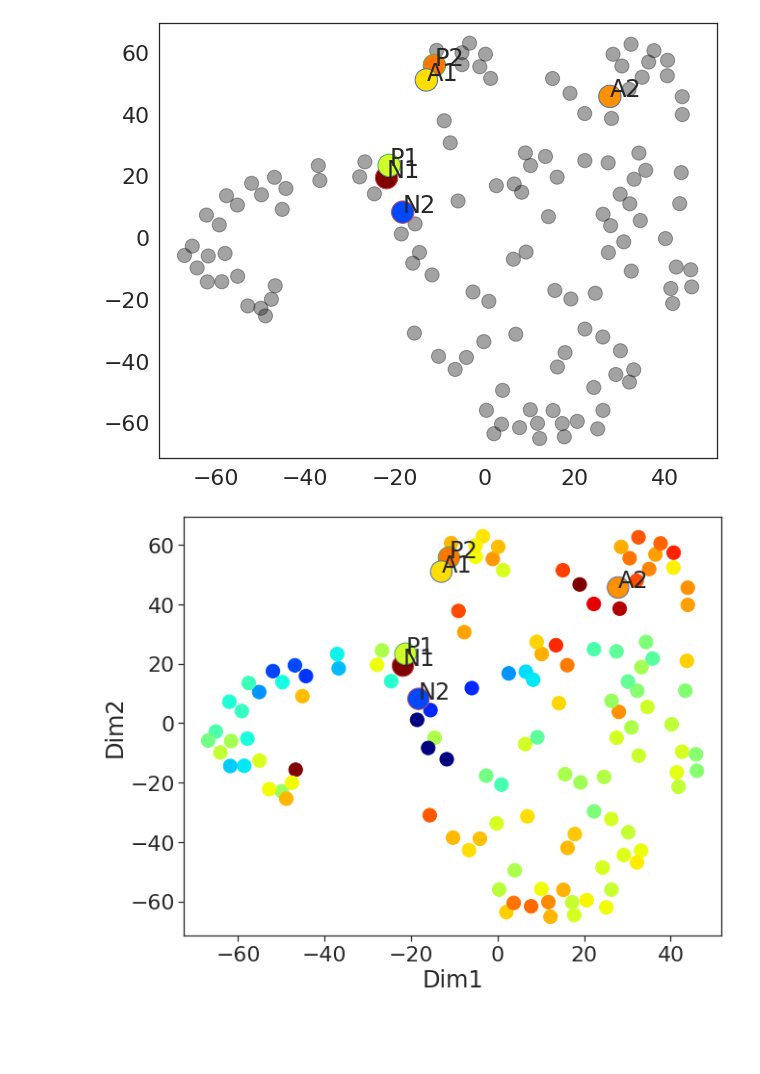
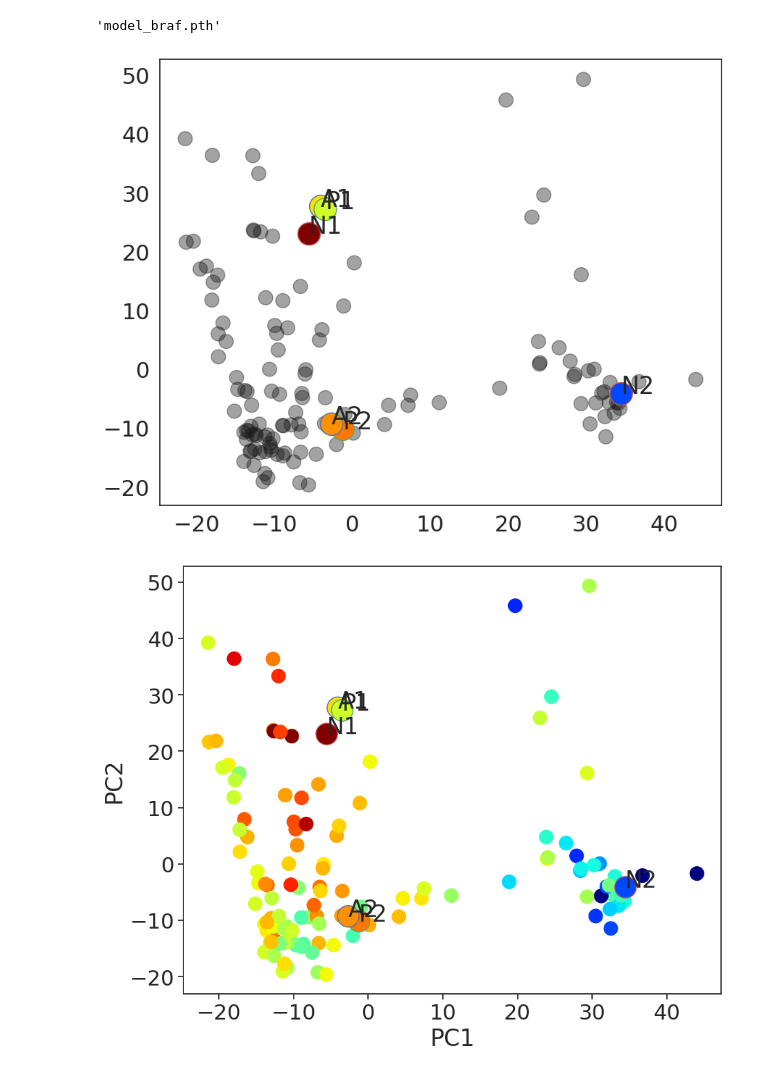
Before and after one commit to shenwanxiang/ACANet, a Jupyter notebook: experiment/01_Parameter_studies/03_embedding_space/02_braf_latent_space_no_aca.ipynb, the cells around one changed output. Drawn from its saved outputs; the diff is of its cells as text; code cells hidden in the pictures; blank space fills up the shorter version.

```diff
--- a/experiment/01_Parameter_studies/03_embedding_space/02_braf_latent_space_no_aca.ipynb
+++ b/experiment/01_Parameter_studies/03_embedding_space/02_braf_latent_space_no_aca.ipynb
@@ -207,22 +196,32 @@ def _predict(smiles_list, transformer, model):
+# %%
+model_save_name
+# %% [output]
+'model_braf.pth'
 # %%
+device=torch.device("cpu")
 mfile = os.path.join(result_save_dir, model_save_name)
 checkpoint = torch.load(mfile, map_location=torch.device('cpu'))
 model = ACANet_PNA(**checkpoint['model_args']).to(device)
 model.load_state_dict(checkpoint['model_state_dict'])
 transformer = checkpoint['data_transformer']
-dfm = pd.read_csv('./chemical_space.csv', index_col='smiles')
+dfm = pd.read_csv('./results/chemical_space.csv', index_col='smiles')
 smiles_list = dfm.index.to_list()
 # %%
 spread = 30
 metric = 'cosine'
+
+embeddings, predictions = _predict(smiles_list, transformer, model)
+embeddings = pd.DataFrame(embeddings, index = smiles_list)
+embeddings.to_csv('./results/embeddings_no_aca.csv')
+
+from sklearn.decomposition import PCA
+
+# u = UMAP(random_state = 123, spread=spread, metric = metric)
+u = PCA(n_components=2)
+
+xy = u.fit_transform(embeddings)
+dfs = pd.DataFrame(xy,columns= ['dim1','dim2'], index=smiles_list)
 # %%
-embeddings, predictions = _predict(smiles_list, transformer, model)
-
-u = UMAP(random_state = seed, spread=spread, metric = metric)
-xy = u.fit_transform(embeddings)
-dfs = pd.DataFrame(xy,columns= ['dim1','dim2'], index=smiles_list)
-
-
 dfs['chemblid'] = dfs.index.map(dfm['Molecule ChEMBL ID'])
 dfs['pred'] = predictions
 dfs['true'] = dfs.index.map(dfm['pChEMBL'])
@@ -243,45 +242,41 @@ for i in range(len(dfs2)):
     ts = dfs2.iloc[i]
     ax.text(ts.dim1, ts.dim2, ts.label)
 # %% [output]
-[figure, old version]
+[figure, new version]
 # %%
-embeddings, predictions = _predict(smiles_list, transformer, model)
 
-u = UMAP(random_state = seed, spread=spread, metric = metric)
-xy = u.fit_transform(embeddings)
-dfs = pd.DataFrame(xy,columns= ['dim1','dim2'], index=smiles_list)
-
-dfm = pd.read_csv('./chemical_space.csv', index_col='smiles')
+dfm = pd.read_csv('./results/chemical_space.csv', index_col='smiles')
 
 a, p, n = "CHEMBL3661243", "CHEMBL3661245", "CHEMBL1357167"
 dfs['chemblid'] = dfs.index.map(dfm['Molecule ChEMBL ID'])
 dfs['pred'] = predictions
 dfs['true'] = dfs.index.map(dfm['pChEMBL'])
 
 dfs['node_color'] = dfs.index.map(dfm['node_color'])
 dfs['edgecolor'] = dfs.index.map(dfm['edgecolor'])
 dfs['node_size'] = dfs.index.map(dfm['node_size'])
 dfs['label'] = dfs.index.map(dfm['label'])
 
 dfs1 = dfs[dfs.label == 'data']
 dfs2 = dfs[dfs.label != 'data']
 
 fig, ax = plt.subplots(figsize=(10,8))
 
 ax.scatter(dfs1.dim1, dfs1.dim2, c = dfs1.node_color,s = dfs1.node_size,)
 ax.scatter(dfs2.dim1, dfs2.dim2, c = dfs2.node_color, s = 500, edgecolors = dfs2.edgecolor)
 for i in range(len(dfs2)):
     ts = dfs2.iloc[i]
     ax.text(ts.dim1, ts.dim2, ts.label)
 
-ax.set_xlabel('Dim1')
-ax.set_ylabel('Dim2')
+
+ax.set_xlabel('PC1')
+ax.set_ylabel('PC2')
 ax.xaxis.set_ticks_position('bottom')
 ax.yaxis.set_ticks_position('left')
 
-fig.savefig('./braf_latent_sapce_no_ACA.pdf', dpi = 300, bbox_inches='tight')
+fig.savefig('./results/braf_latent_sapce_no_ACA.pdf', dpi = 300, bbox_inches='tight')
 # %% [output]
-[figure, old version]
+[figure, new version]
 # %%
 dfs2.sort_values('edgecolor')
 # %% [output]
```
Also changed, not shown: parts of 14 cells of this notebook, 12 other files.
